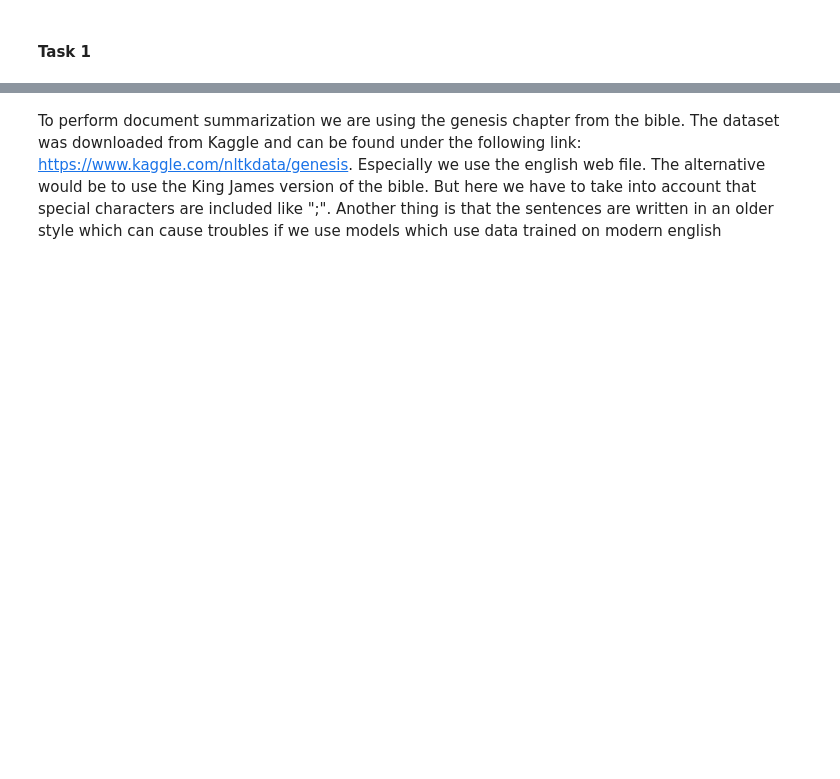
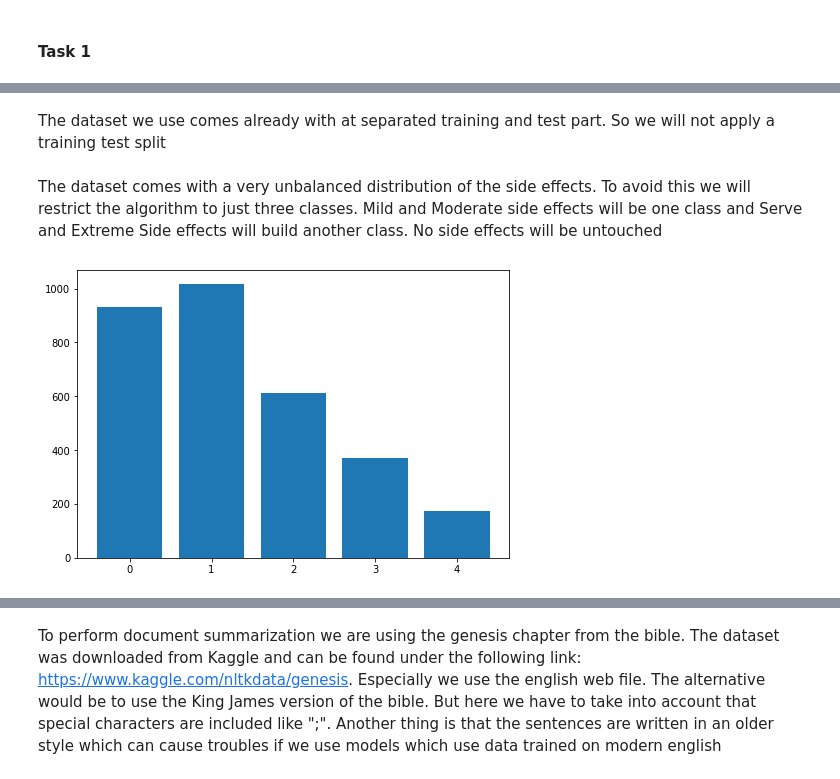
Before and after one commit to Oviing/Text-Mining, a Jupyter notebook: Text_Mining_Assignment.ipynb, the cells around one changed output, grey strips where cells are left out. Saved outputs shown, nothing was run; the diff lists cells and outputs as text; code cells hidden in the pictures; blank space fills up the shorter version.

```diff
--- a/Text_Mining_Assignment.ipynb
+++ b/Text_Mining_Assignment.ipynb
@@ -420,0 +347,11 @@ TypeError: bar() missing 1 required positional argument: 'height'
+# %% [markdown]
+The dataset we use comes already with at separated training and test part. So we will not apply a training test split
+# %%
+drug_data_train = pd.read_csv('/Users/joel/Desktop/drugLib_raw/drugLibTrain_raw.tsv', sep='\t')
+drug_data_test = pd.read_csv('/Users/joel/Desktop/drugLib_raw/drugLibTest_raw.tsv', sep='\t')
+# %%
+# map the strings to numerical labels
+effects_ground_truth = {"No Side Effects": 0, "Mild Side Effects": 1, "Moderate Side Effects": 2, "Extremely Severe Side Effects": 4, "Severe Side Effects": 3}
+ground_truth = drug_data_train['sideEffects'].map(effects_ground_truth)
+# %% [markdown]
+The dataset comes with a very unbalanced distribution of the side effects. To avoid this we will restrict the algorithm to just three classes. Mild and Moderate side effects will be one class and Serve and Extreme Side effects will build another class. No side effects will be untouched
@@ -420,0 +363,14 @@ TypeError: bar() missing 1 required positional argument: 'height'
+# %%
+unique, counts = np.unique(ground_truth, return_counts=True)
+frequence = dict(zip(unique, counts))
+
+f = np.array([frequence[0], frequence[1], frequence[2], frequence[3], frequence[4]])
+
+fig = plt.figure()
+ax = fig.add_axes([0,0,1,1])
+b = ["0", "1", "2", "3", "4"]
+h = f
+ax.bar(b,h)
+plt.show()
+# %% [output]
+[figure, added]
```
Also changed, not shown: parts of 154 cells of this notebook.
